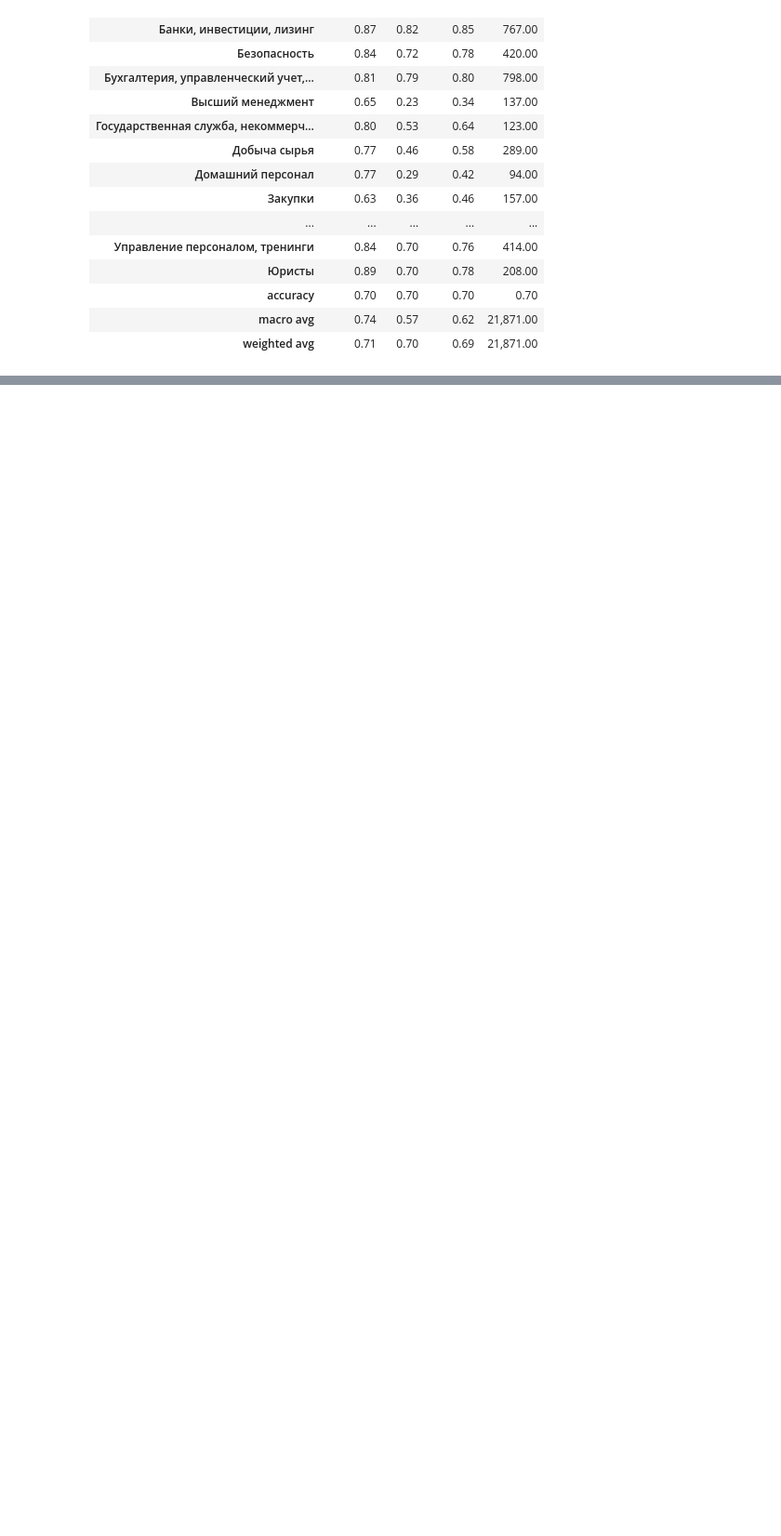
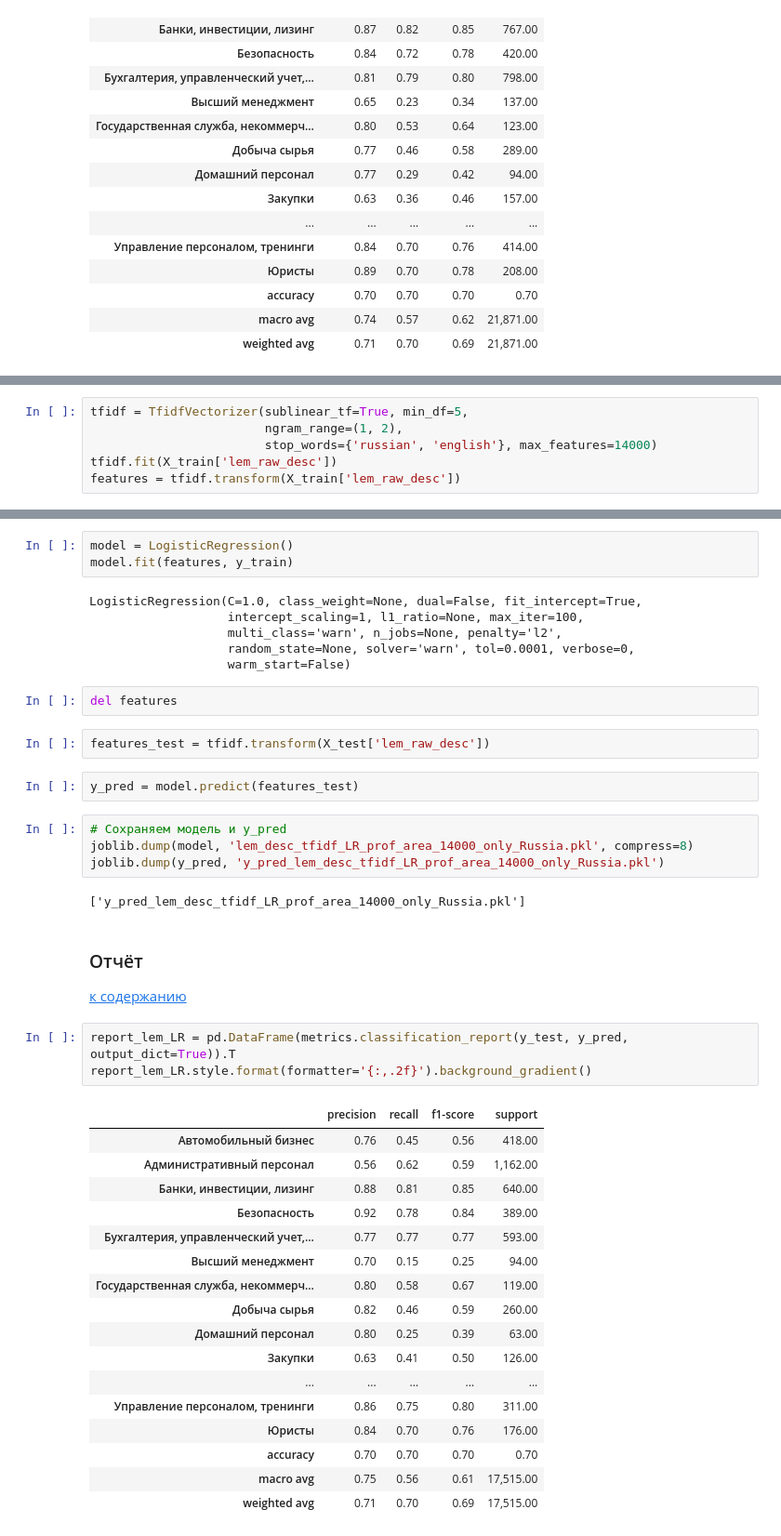
Before and after one commit to alievaliza/MSU_diploma, a Jupyter notebook: notebooks/prof_area_specialization_classification.ipynb, the cells around one changed output, grey strips where cells are left out. Shown at 93% size. Cells and saved outputs as stored; diff of their text form; blank space fills up the shorter version.

```diff
--- a/notebooks/prof_area_specialization_classification.ipynb
+++ b/notebooks/prof_area_specialization_classification.ipynb
@@ -748,0 +803,6 @@ regression_report_lem_LR.style.format(formatter='{:,.1f}').background_gradient()
+# %%
+tfidf = TfidfVectorizer(sublinear_tf=True, min_df=5,
+                        ngram_range=(1, 2),
+                        stop_words={'russian', 'english'}, max_features=14000)
+tfidf.fit(X_train['lem_raw_desc'])
+features = tfidf.transform(X_train['lem_raw_desc'])
@@ -748,0 +814,46 @@ regression_report_lem_LR.style.format(formatter='{:,.1f}').background_gradient()
+# %%
+model = LogisticRegression()
+model.fit(features, y_train)
+# %% [output]
+LogisticRegression(C=1.0, class_weight=None, dual=False, fit_intercept=True,
+                   intercept_scaling=1, l1_ratio=None, max_iter=100,
+                   multi_class='warn', n_jobs=None, penalty='l2',
+                   random_state=None, solver='warn', tol=0.0001, verbose=0,
+                   warm_start=False)
+# %%
+del features
+# %%
+features_test = tfidf.transform(X_test['lem_raw_desc'])
+# %%
+y_pred = model.predict(features_test)
+# %%
+# Сохраняем модель и y_pred
+joblib.dump(model, 'lem_desc_tfidf_LR_prof_area_14000_only_Russia.pkl', compress=8)
+joblib.dump(y_pred, 'y_pred_lem_desc_tfidf_LR_prof_area_14000_only_Russia.pkl')
+# %% [output]
+['y_pred_lem_desc_tfidf_LR_prof_area_14000_only_Russia.pkl']
+# %% [markdown]
+<a id='Отчётlem_desc_tfidf_LR_prof_area_14000_only_Russia'></a>
+### Отчёт
+[к содержанию](#ксодержанию)
+# %%
+report_lem_LR = pd.DataFrame(metrics.classification_report(y_test, y_pred, output_dict=True)).T
+report_lem_LR.style.format(formatter='{:,.2f}').background_gradient()
+# %% [output]
+|  | precision | recall | f1-score | support |
+| Автомобильный бизнес | 0.76 | 0.45 | 0.56 | 418.00 |
+| Административный персонал | 0.56 | 0.62 | 0.59 | 1,162.00 |
+| Банки, инвестиции, лизинг | 0.88 | 0.81 | 0.85 | 640.00 |
+| Безопасность | 0.92 | 0.78 | 0.84 | 389.00 |
+| Бухгалтерия, управленческий учет,... | 0.77 | 0.77 | 0.77 | 593.00 |
+| Высший менеджмент | 0.70 | 0.15 | 0.25 | 94.00 |
+| Государственная служба, некоммерч... | 0.80 | 0.58 | 0.67 | 119.00 |
+| Добыча сырья | 0.82 | 0.46 | 0.59 | 260.00 |
+| Домашний персонал | 0.80 | 0.25 | 0.39 | 63.00 |
+| Закупки | 0.63 | 0.41 | 0.50 | 126.00 |
+| ... | ... | ... | ... | ... |
+| Управление персоналом, тренинги | 0.86 | 0.75 | 0.80 | 311.00 |
+| Юристы | 0.84 | 0.70 | 0.76 | 176.00 |
+| accuracy | 0.70 | 0.70 | 0.70 | 0.70 |
+| macro avg | 0.75 | 0.56 | 0.61 | 17,515.00 |
+| weighted avg | 0.71 | 0.70 | 0.69 | 17,515.00 |
```
Also changed, not shown: parts of 227 cells of this notebook.
